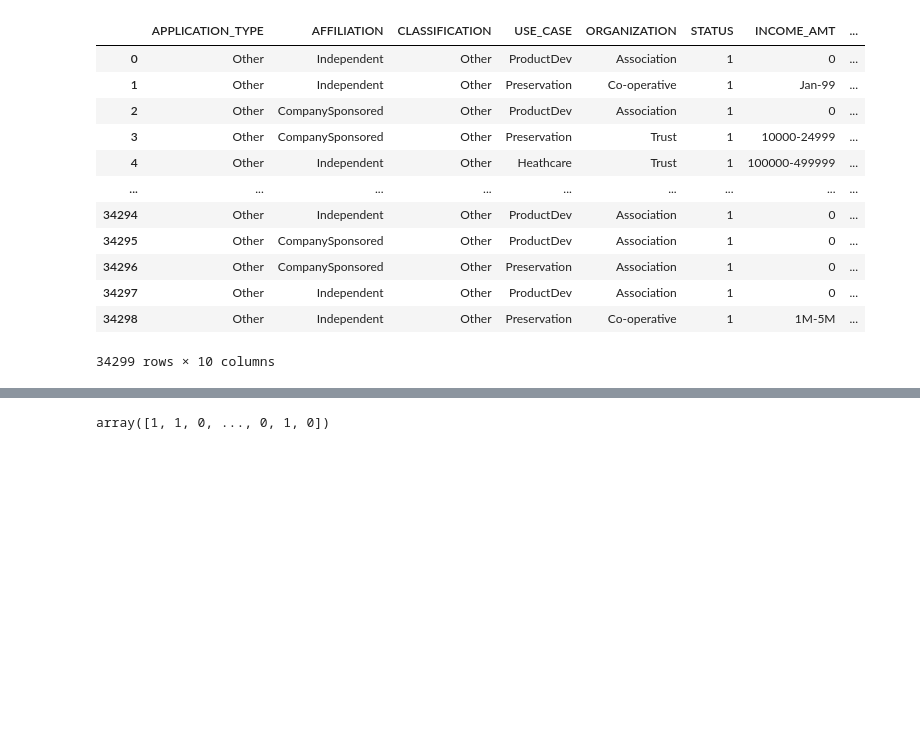
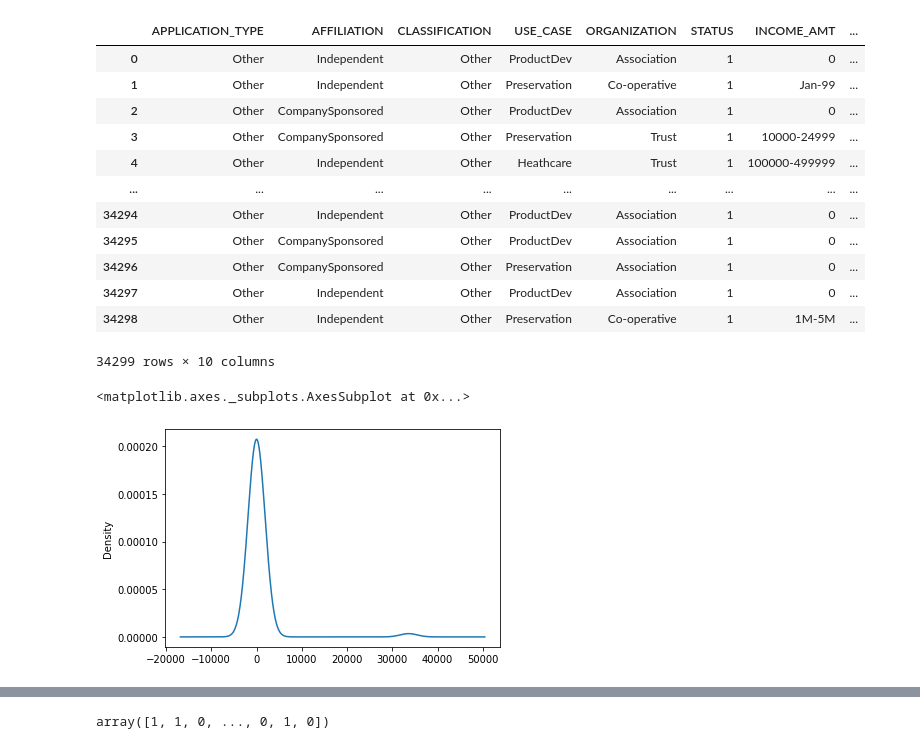
Before and after one commit to JKSmirny/DeepLearningHomework_CharityFundingPredictor, a Jupyter notebook: CharityPredictorGraph.ipynb, the cells around one changed output, grey strips where cells are left out. Cells and saved outputs as stored; diff of their text form; code cells hidden in the pictures; blank space fills up the shorter version.

```diff
--- a/CharityPredictorGraph.ipynb
+++ b/CharityPredictorGraph.ipynb
@@ -225,6 +224,11 @@ charity_classes_df
 | 34297 | Other | Independent | Other | ProductDev | Association | 1 | 0 | ... |
 | 34298 | Other | Independent | Other | Preservation | Co-operative | 1 | 1M-5M | ... |
 34299 rows × 10 columns
+# %%
+charity_classes_df.CLASSIFICATION.value_counts().plot.density()
+# %% [output]
+<matplotlib.axes._subplots.AxesSubplot at 0x...>
+[figure, added]
 # %%
 # Convert categorical data to numeric with `pd.get_dummies`
 
```
Also changed, not shown: parts of 11 cells of this notebook.
